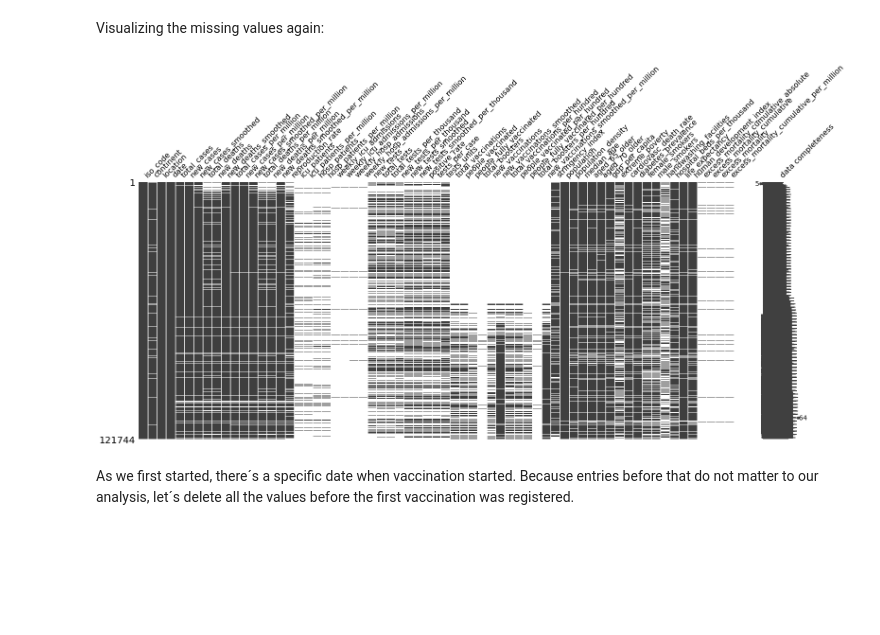
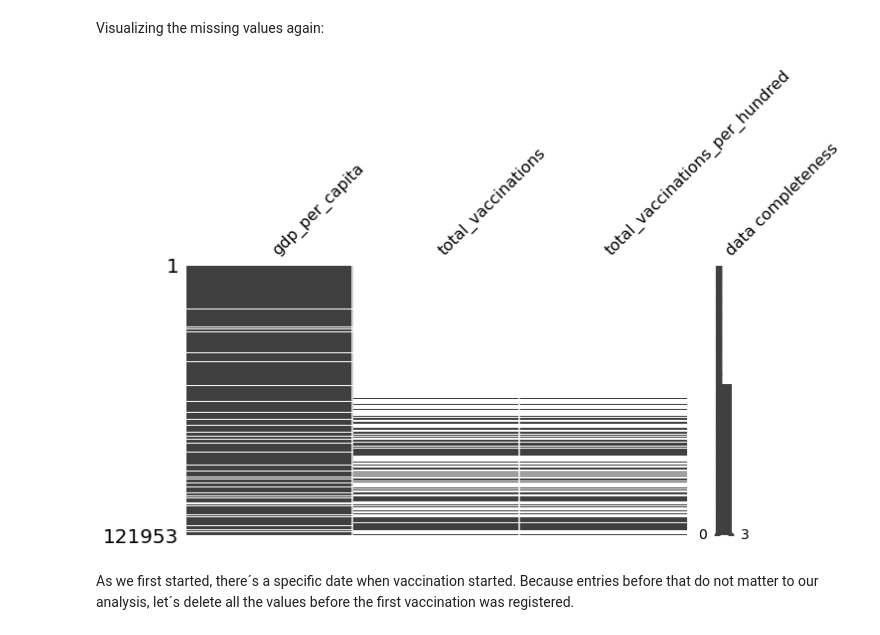
Before and after one commit to christianeloysio/Data_Science, a Jupyter notebook: Who_gets_to_live_during_the_pandemic?.ipynb, the cells around one changed output. Saved outputs shown, nothing was run; the diff lists cells and outputs as text; code cells hidden in the pictures; blank space fills up the shorter version.

```diff
--- a/Who_gets_to_live_during_the_pandemic?.ipynb
+++ b/Who_gets_to_live_during_the_pandemic?.ipynb
@@ -345,9 +329,9 @@ df.sort_values(by="date", inplace=True)
 # %% [markdown]
 Visualizing the missing values again:
 # %%
-msng.matrix(df, figsize =(25,10), labels=True);
+msng.matrix(df[["gdp_per_capita", "total_vaccinations","total_vaccinations_per_hundred"]], figsize=(10,5), labels=True);
 # %% [output]
-[figure, old version]
+[figure, new version]
 # %% [markdown]
 As we first started, there´s a specific date when vaccination started. Because entries before that do not matter to our analysis, let´s delete all the values before the first vaccination was registered.
 # %% [markdown]
```
Also changed, not shown: parts of 26 cells of this notebook.
